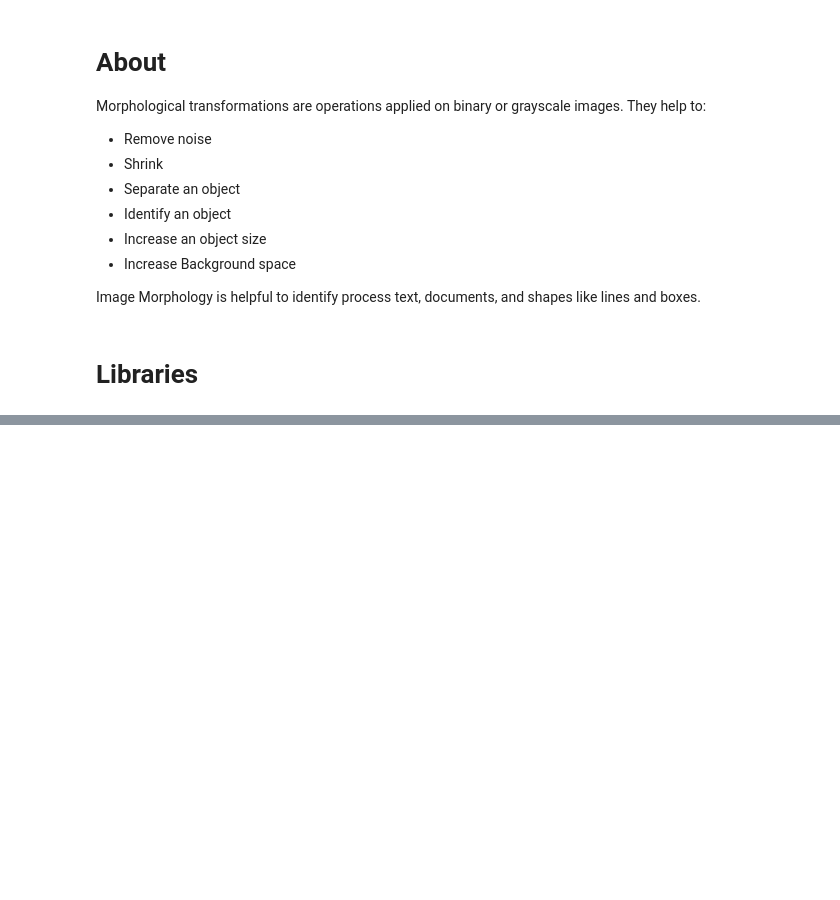
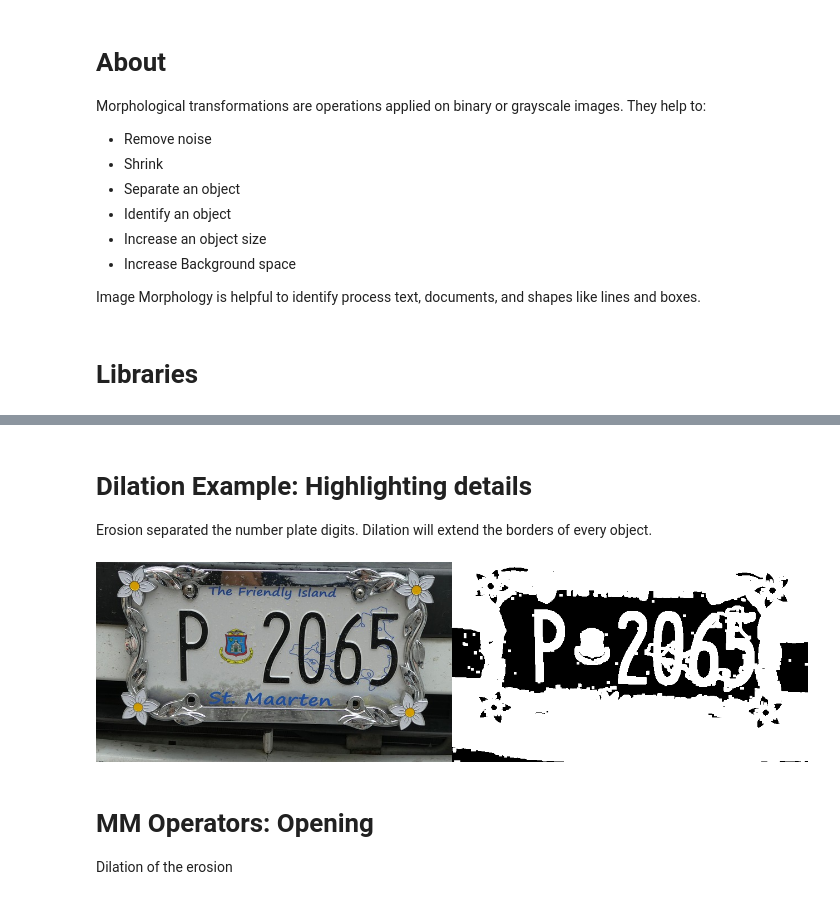
Before and after one commit to c-pzzo/Julia_CVision_V1.8, a Jupyter notebook: ImageAdjustment.ipynb, the cells around one changed output, grey strips where cells are left out. Saved outputs shown, nothing was run; the diff lists cells and outputs as text; code cells hidden in the pictures; blank space fills up the shorter version.

```diff
--- a/ImageAdjustment.ipynb
+++ b/ImageAdjustment.ipynb
@@ -105,0 +153,10 @@ erode_image("t", image_path, 4, 0.5, true)
+# %% [markdown]
+# Dilation Example: Highlighting details
+Erosion separated the number plate digits. Dilation will extend the borders of every object.
+# %%
+dilate_image("Images/caribbean-plate.jpg", "<", 0.5, 2)
+# %% [output]
+[figure, added]
+# %% [markdown]
+# MM Operators: Opening
+Dilation of the erosion
```
Also changed, not shown: parts of 30 cells of this notebook, 33 other files.
